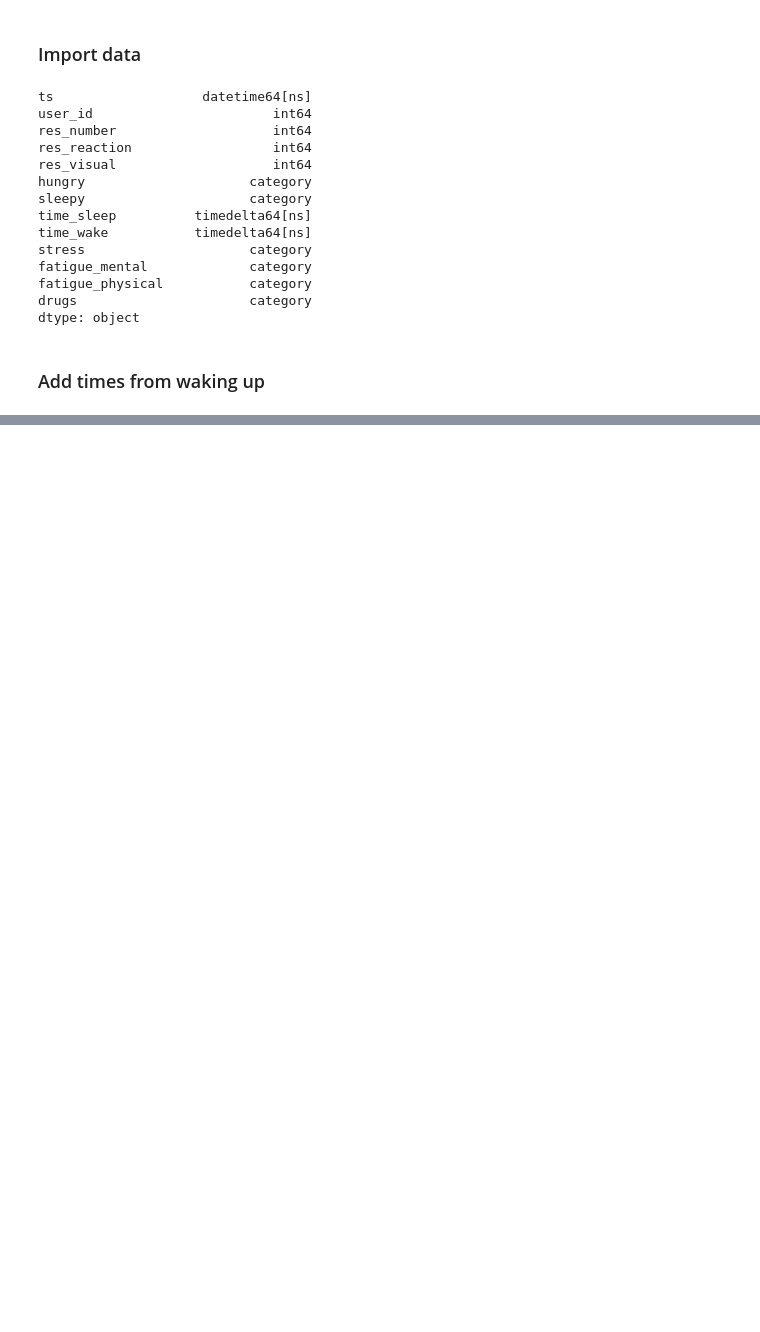
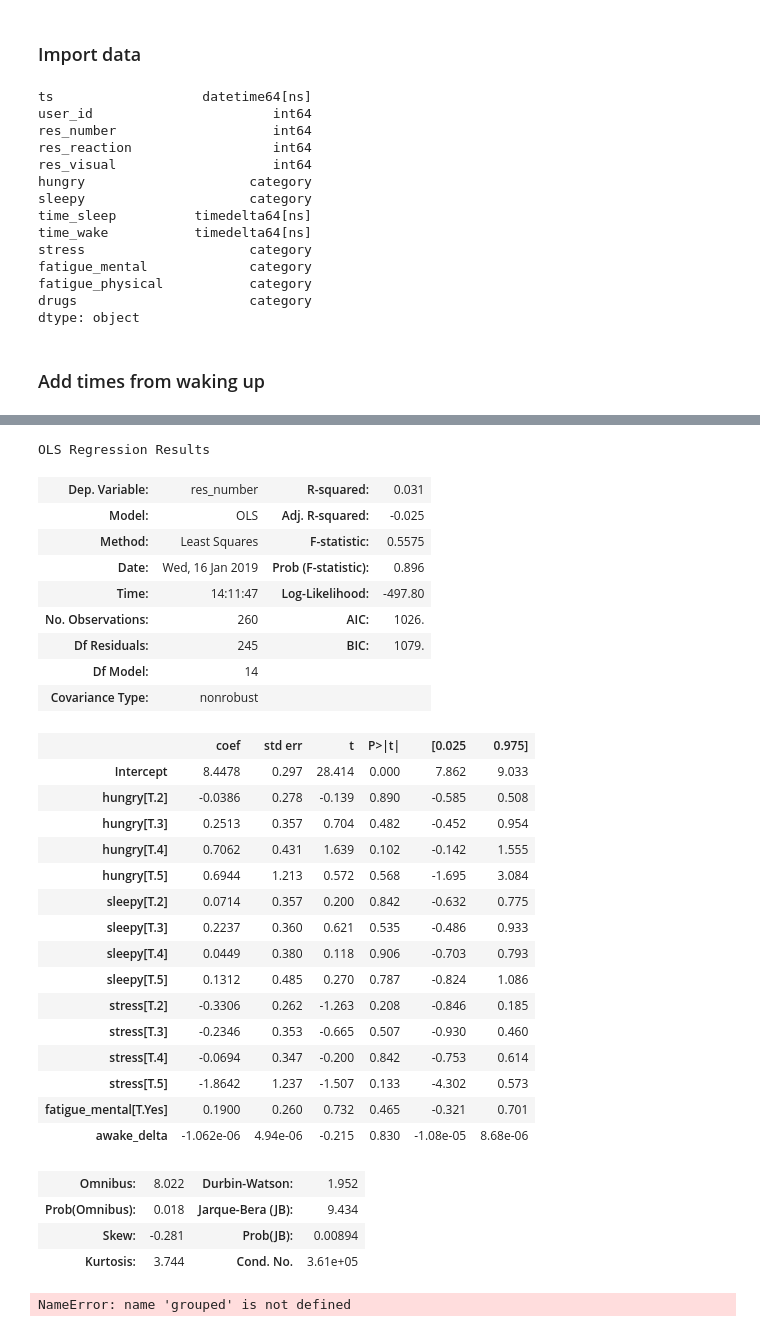
Before and after one commit to kasparho/how-circadian-rhythms-affect-performance, a Jupyter notebook: data_cleaning.ipynb, the cells around one changed output, grey strips where cells are left out. Cells and saved outputs as stored; diff of their text form; code cells hidden in the pictures; blank space fills up the shorter version.

```diff
--- a/data_cleaning.ipynb
+++ b/data_cleaning.ipynb
@@ -138,0 +127,38 @@ draw_bar_plot(plt3, "res_visual", ['1', '3'], [hungry_level_1["res_visual"].mean
+# %%
+ts_wake = common.ts.apply(lambda x: x.replace(hour=0, minute=0, second=0)) + common.time_wake
+common["awake_delta"] = (common.ts - ts_wake) / np.timedelta64(1, 's')
+# %%
+# Try an OLS model for awakeness
+model = ols("res_number ~ awake_delta + hungry + sleepy + stress + fatigue_mental", common).fit()
+model.summary()
+# %% [output]
+OLS Regression Results
+| Dep. Variable: | res_number | R-squared: | 0.031 |
+| Model: | OLS | Adj. R-squared: | -0.025 |
+| Method: | Least Squares | F-statistic: | 0.5575 |
+| Date: | Wed, 16 Jan 2019 | Prob (F-statistic): | 0.896 |
+| Time: | 14:11:47 | Log-Likelihood: | -497.80 |
+| No. Observations: | 260 | AIC: | 1026. |
+| Df Residuals: | 245 | BIC: | 1079. |
+| Df Model: | 14 |  |  |
+| Covariance Type: | nonrobust |  |  |
+|  | coef | std err | t | P>|t| | [0.025 | 0.975] |
+| Intercept | 8.4478 | 0.297 | 28.414 | 0.000 | 7.862 | 9.033 |
+| hungry[T.2] | -0.0386 | 0.278 | -0.139 | 0.890 | -0.585 | 0.508 |
+| hungry[T.3] | 0.2513 | 0.357 | 0.704 | 0.482 | -0.452 | 0.954 |
+| hungry[T.4] | 0.7062 | 0.431 | 1.639 | 0.102 | -0.142 | 1.555 |
+| hungry[T.5] | 0.6944 | 1.213 | 0.572 | 0.568 | -1.695 | 3.084 |
+| sleepy[T.2] | 0.0714 | 0.357 | 0.200 | 0.842 | -0.632 | 0.775 |
+| sleepy[T.3] | 0.2237 | 0.360 | 0.621 | 0.535 | -0.486 | 0.933 |
+| sleepy[T.4] | 0.0449 | 0.380 | 0.118 | 0.906 | -0.703 | 0.793 |
+| sleepy[T.5] | 0.1312 | 0.485 | 0.270 | 0.787 | -0.824 | 1.086 |
+| stress[T.2] | -0.3306 | 0.262 | -1.263 | 0.208 | -0.846 | 0.185 |
+| stress[T.3] | -0.2346 | 0.353 | -0.665 | 0.507 | -0.930 | 0.460 |
+| stress[T.4] | -0.0694 | 0.347 | -0.200 | 0.842 | -0.753 | 0.614 |
+| stress[T.5] | -1.8642 | 1.237 | -1.507 | 0.133 | -4.302 | 0.573 |
+| fatigue_mental[T.Yes] | 0.1900 | 0.260 | 0.732 | 0.465 | -0.321 | 0.701 |
+| awake_delta | -1.062e-06 | 4.94e-06 | -0.215 | 0.830 | -1.08e-05 | 8.68e-06 |
+| Omnibus: | 8.022 | Durbin-Watson: | 1.952 |
+| Prob(Omnibus): | 0.018 | Jarque-Bera (JB): | 9.434 |
+| Skew: | -0.281 | Prob(JB): | 0.00894 |
+| Kurtosis: | 3.744 | Cond. No. | 3.61e+05 |
@@ -138,0 +168,4 @@ draw_bar_plot(plt3, "res_visual", ['1', '3'], [hungry_level_1["res_visual"].mean
+# %%
+grouped.mean()["res_reaction"].unstack().plot()
+# %% [output]
+NameError: name 'grouped' is not defined
```
Also changed, not shown: parts of 12 cells of this notebook, 1 other file.
